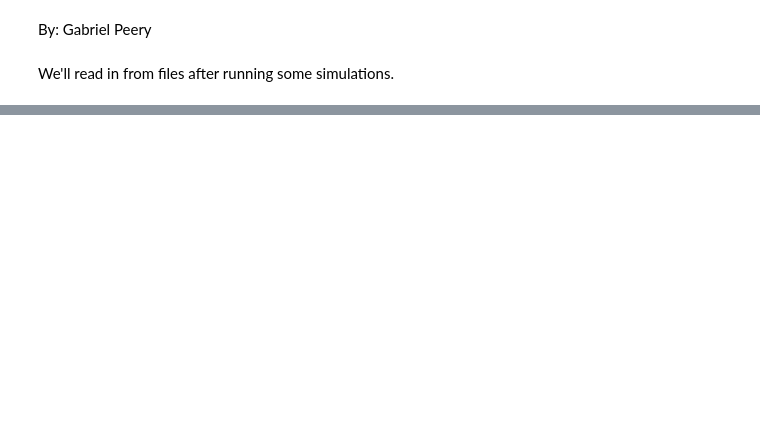
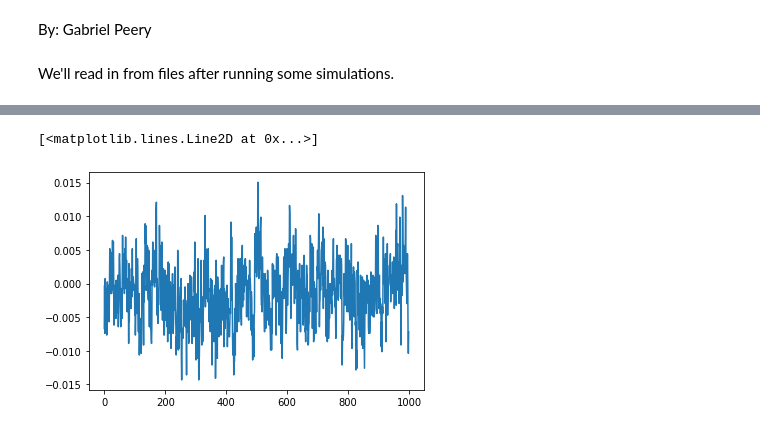
Before and after one commit to g-peery/montecarlo-ea, a Jupyter notebook: Parallel Tempering Edwards Anderson.ipynb, the cells around one changed output, grey strips where cells are left out. Cells and saved outputs as stored; diff of their text form; code cells hidden in the pictures; blank space fills up the shorter version.

```diff
--- a/Parallel Tempering Edwards Anderson.ipynb
+++ b/Parallel Tempering Edwards Anderson.ipynb
@@ -8,0 +155,5 @@ import pandas as pd
+# %%
+plt.plot(data[data["Beta"]==1.0].groupby("SweepID").mean()["LinkOverlap"] / (27*6))
+# %% [output]
+[<matplotlib.lines.Line2D at 0x...>]
+[figure, added]
```
Also changed, not shown: parts of 15 cells of this notebook, 7 other files.
